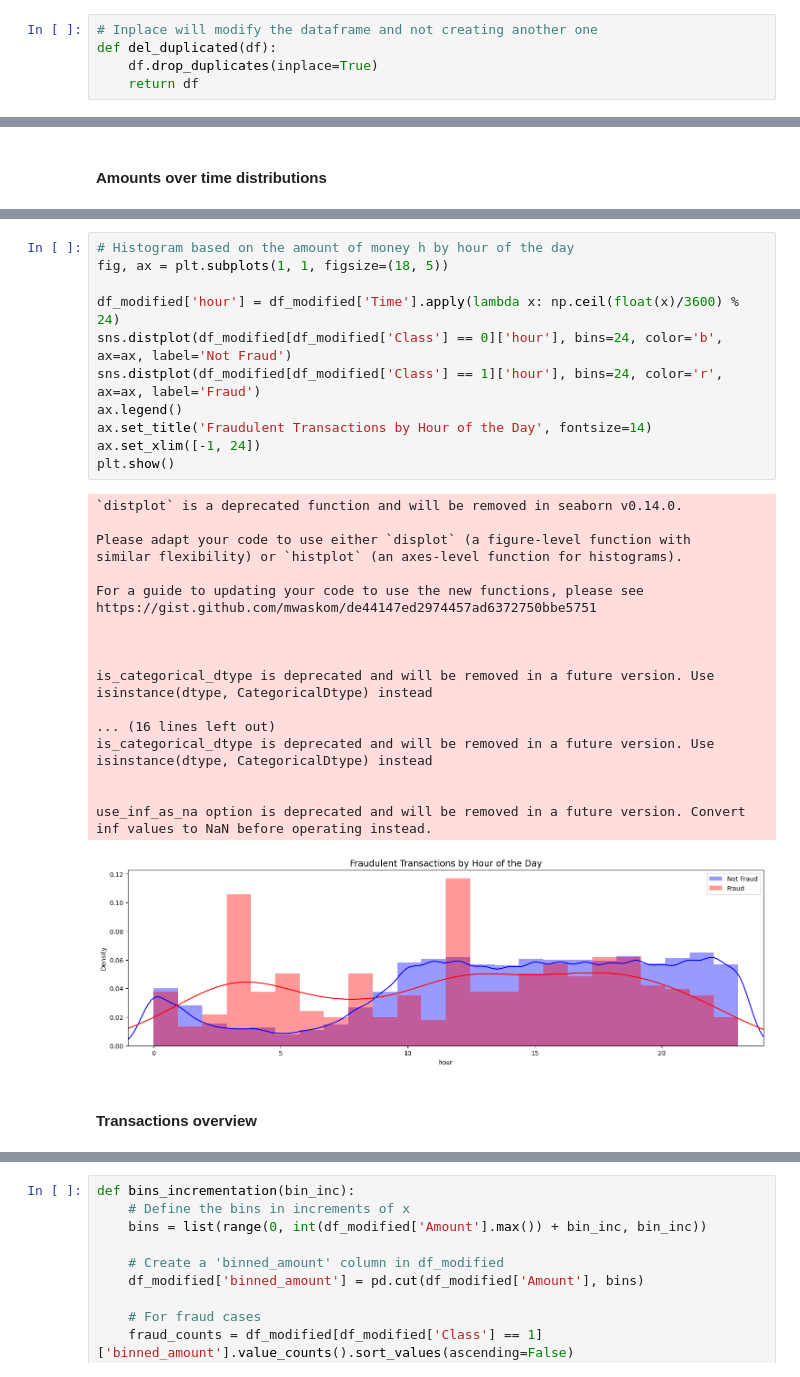
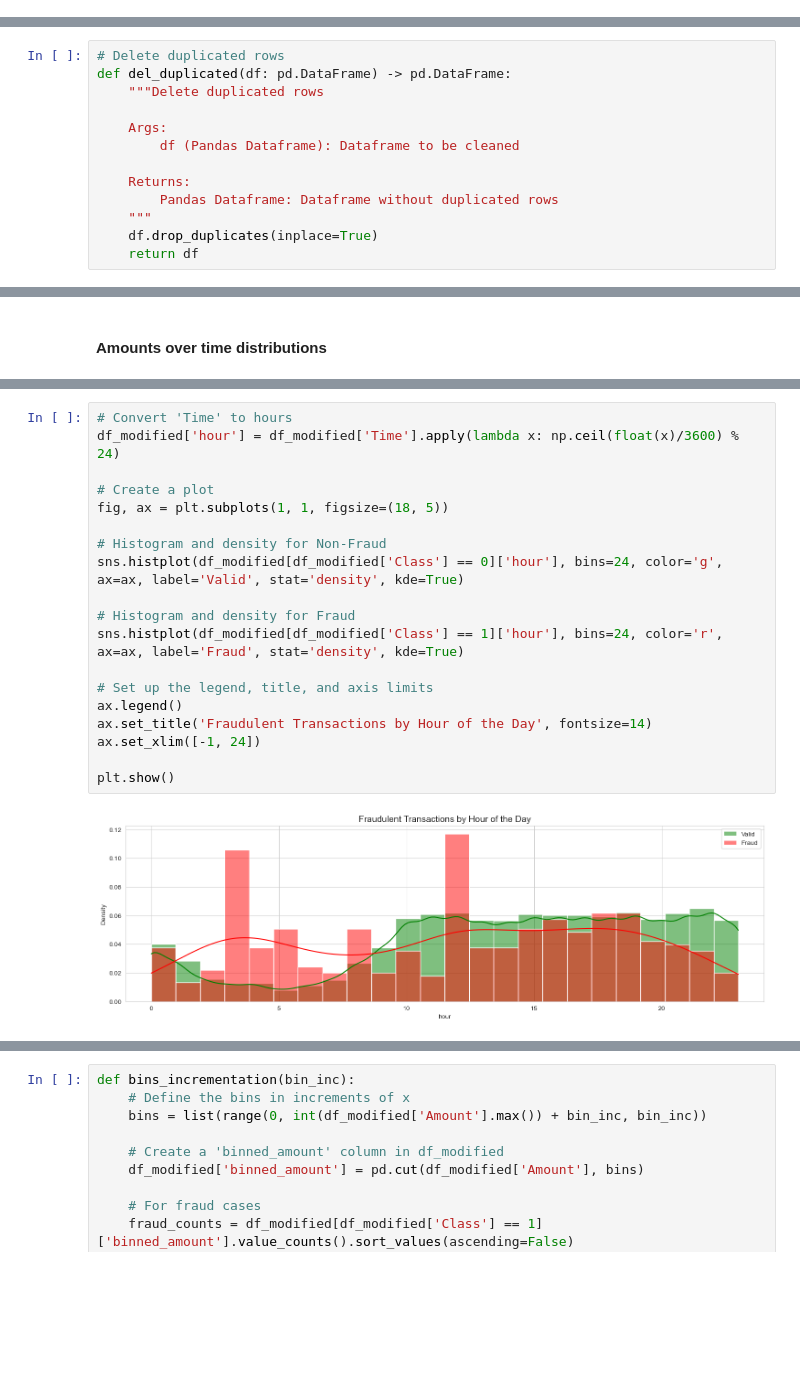
Before and after one commit to leobt23/Applications_DSE, a Jupyter notebook: code/data_exploration.ipynb, the cells around one changed output, grey strips where cells are left out. Cells and saved outputs as stored; diff of their text form; blank space fills up the shorter version.

```diff
--- a/code/data_exploration.ipynb
+++ b/code/data_exploration.ipynb
@@ -58,8 +62,3 @@ df_duplicated.head(4)
 | 34 | 26.0 | -0.535388 | 0.865268 | 1.351076 | 0.147575 | 0.433680 | 0.086983 | 0.693039 | 0.179742 | -0.285642 | ... | ... |
 | 35 | 26.0 | -0.535388 | 0.865268 | 1.351076 | 0.147575 | 0.433680 | 0.086983 | 0.693039 | 0.179742 | -0.285642 | ... | ... |
 4 rows × 31 columns
-# %%
-# Inplace will modify the dataframe and not creating another one
-def del_duplicated(df):
-    df.drop_duplicates(inplace=True)
-    return df
@@ -67,0 +65,13 @@ df_modified = del_duplicated(df_modified)
+# %%
+# Delete duplicated rows
+def del_duplicated(df: pd.DataFrame) -> pd.DataFrame:
+    """Delete duplicated rows
+
+    Args:
+        df (Pandas Dataframe): Dataframe to be cleaned
+
+    Returns:
+        Pandas Dataframe: Dataframe without duplicated rows
+    """
+    df.drop_duplicates(inplace=True)
+    return df
@@ -329,32 +367,21 @@ iplot(fig, filename='dist_only')
 # %%
-# Histogram based on the amount of money h by hour of the day
+# Convert 'Time' to hours
+df_modified['hour'] = df_modified['Time'].apply(lambda x: np.ceil(float(x)/3600) % 24)
+
+# Create a plot
 fig, ax = plt.subplots(1, 1, figsize=(18, 5))
 
-df_modified['hour'] = df_modified['Time'].apply(lambda x: np.ceil(float(x)/3600) % 24)
-sns.distplot(df_modified[df_modified['Class'] == 0]['hour'], bins=24, color='b', ax=ax, label='Not Fraud')
-sns.distplot(df_modified[df_modified['Class'] == 1]['hour'], bins=24, color='r', ax=ax, label='Fraud')
+# Histogram and density for Non-Fraud
+sns.histplot(df_modified[df_modified['Class'] == 0]['hour'], bins=24, color='g', ax=ax, label='Valid', stat='density', kde=True)
+
+# Histogram and density for Fraud
+sns.histplot(df_modified[df_modified['Class'] == 1]['hour'], bins=24, color='r', ax=ax, label='Fraud', stat='density', kde=True)
+
+# Set up the legend, title, and axis limits
 ax.legend()
 ax.set_title('Fraudulent Transactions by Hour of the Day', fontsize=14)
 ax.set_xlim([-1, 24])
+
 plt.show()
 # %% [output]
-`distplot` is a deprecated function and will be removed in seaborn v0.14.0.
-
-Please adapt your code to use either `displot` (a figure-level function with
-similar flexibility) or `histplot` (an axes-level function for histograms).
-
-For a guide to updating your code to use the new functions, please see
-https://gist.github.com/mwaskom/de44147ed2974457ad6372750bbe5751
-
-
-
-is_categorical_dtype is deprecated and will be removed in a future version. Use isinstance(dtype, CategoricalDtype) instead
-
-... (16 lines left out)
-is_categorical_dtype is deprecated and will be removed in a future version. Use isinstance(dtype, CategoricalDtype) instead
-
-
-use_inf_as_na option is deprecated and will be removed in a future version. Convert inf values to NaN before operating instead.
-[figure, old version]
+[figure, new version]
-# %% [markdown]
-#### Transactions overview
```
Also changed, not shown: parts of 43 cells of this notebook.
